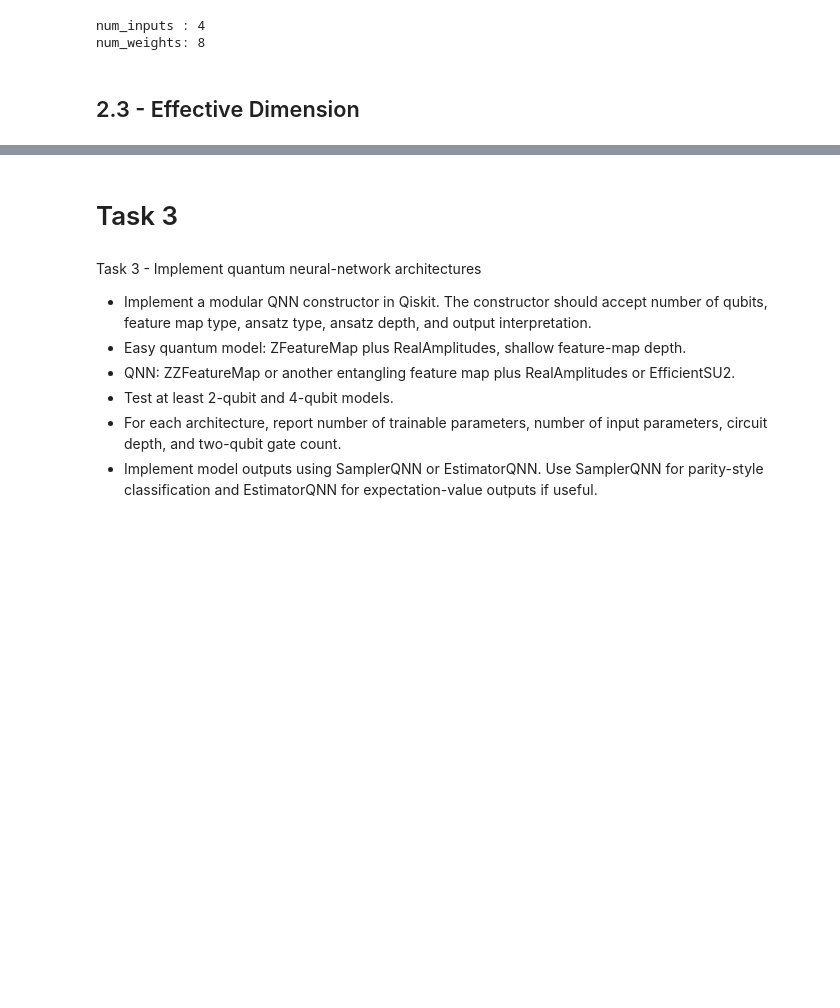
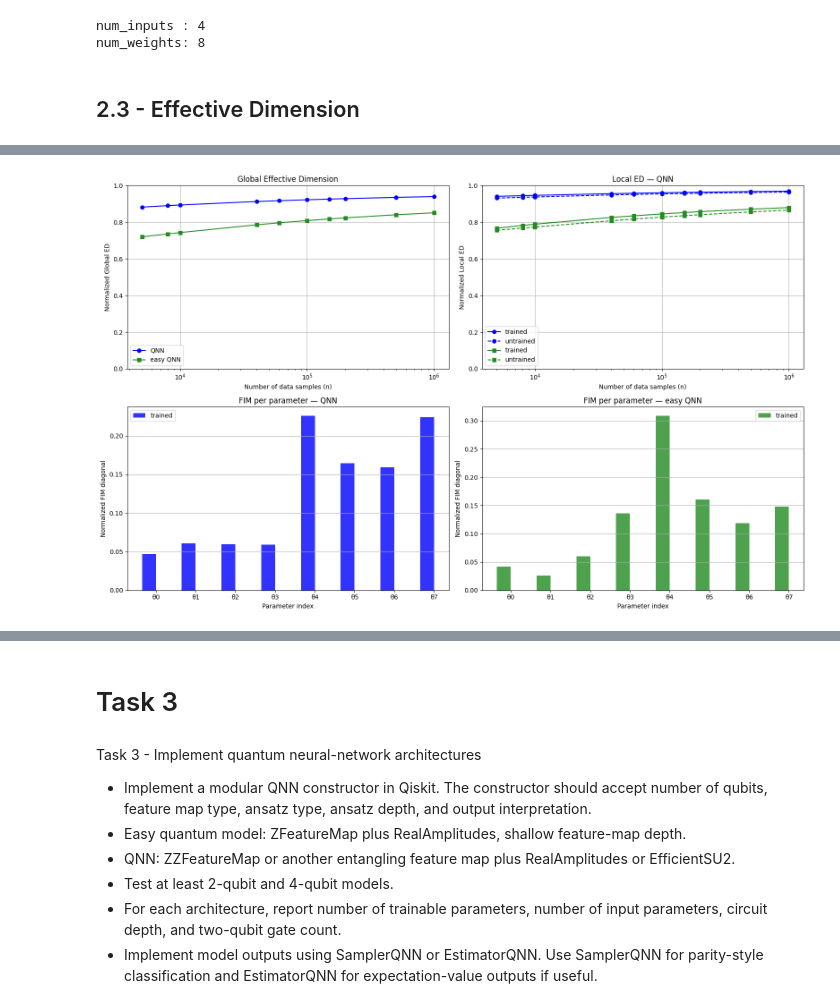
Before and after one commit to FrancescoPeron/LCP_B, a Jupyter notebook: Project/Final_project.ipynb, the cells around one changed output, grey strips where cells are left out. Cells and saved outputs as stored; diff of their text form; code cells hidden in the pictures; blank space fills up the shorter version.

```diff
--- a/Project/Final_project.ipynb
+++ b/Project/Final_project.ipynb
@@ -441,8 +443,7 @@ def parity(x):
 # %% [markdown]
 ## Builders
 # %%
-def make_sampler_qnn(feature_map_fn, ansatz_fn, N):
-    circ    = feature_map_fn(N).compose(ansatz_fn(N))
+def make_sampler_qnn(circ):
     x_p     = sorted([p for p in circ.parameters if p.name.startswith('x')],
                       key=lambda p: p.index)
     theta_p = sorted([p for p in circ.parameters if p.name.startswith('theta')],
@@ -504,10 +505,8 @@ easy_qc.draw("mpl", style="iqp", plot_barriers=False)
 # %% [markdown]
 ## 2.2 - SamplerQNN
 # %%
-
-
-qnn_s      = make_sampler_qnn(FeatureMap,     Ansatz, N)
-qnn_s_easy = make_sampler_qnn(EasyFeatureMap, Ansatz, N)
+qnn_s      = make_sampler_qnn(qc)
+qnn_s_easy = make_sampler_qnn(easy_qc)
 
 d = qnn_s.num_weights   # number of trainable parameters = 2*N
 print(f'num_inputs : {qnn_s.num_inputs}')
@@ -615,8 +636,34 @@ KeyboardInterrupt:
 # %%
+n = [5000, 8000, 10000, 40000, 60000, 100000, 150000, 200000, 500000, 1000000]
+global_eff_qnn = np.load('DATA/global_eff_qnn.pkl', allow_pickle=True)
+global_eff_easy = np.load('DATA/global_eff_easy.pkl', allow_pickle=True)
+local_eff_trained_qnn = np.load('DATA/local_eff_trained_qnn.pkl', allow_pickle=True)
+local_eff_trained_easy = np.load('DATA/local_eff_trained_easy.pkl', allow_pickle=True)
+local_eff_untrained_qnn = np.load('DATA/local_eff_untrained_qnn.pkl', allow_pickle=True)
+local_eff_untrained_easy = np.load('DATA/local_eff_untrained_easy.pkl', allow_pickle=True)
+fim_trained_qnn = np.load('DATA/fim_trained_qnn.pkl', allow_pickle=True)
+fim_trained_easy = np.load('DATA/fim_trained_easy.pkl', allow_pickle=True)
+fim_untrained_qnn = np.load('DATA/fim_untrained_qnn.pkl', allow_pickle=True)
+fim_untrained_easy = np.load('DATA/fim_untrained_easy.pkl', allow_pickle=True)
+# RESULTS
+print(f'RESULTS OF QNN and EASY QNN:')
+print(f'---------------------------------------')
+print(f'Global ED QNN  \t\t(n=5000): {global_eff_qnn[0]:.4f}  normalized: {global_eff_qnn[0]/d:.4f}')
+print(f'Global ED easy \t\t(n=5000): {global_eff_easy[0]:.4f}  normalized: {global_eff_easy[0]/d:.4f}')
+print(f'Local trained ED QNN  \t(n=5000): {local_eff_trained_qnn[0]:.4f}  normalized: {local_eff_trained_qnn[0]/d:.4f}')
+print(f'Local trained ED easy \t(n=5000): {local_eff_trained_easy[0]:.4f}  normalized: {local_eff_trained_easy[0]/d:.4f}')
+print(f'--------------------------------------')
+
+print(f'FIM trace QNN   trained:\t {np.trace(fim_trained_qnn):.4f}')
+print(f'FIM trace QNN untrained:\t {np.trace(fim_untrained_qnn):.4f}')
+print(f'FIM trace easy   trained:\t {np.trace(fim_trained_easy):.4f}')
+print(f'FIM trace easy untrained:\t {np.trace(fim_untrained_easy):.4f}')
+
+
 # ══════════════════════════════════════════════════════════════════════
 # 4. PLOTS
 # ══════════════════════════════════════════════════════════════════════
-fig, axes = plt.subplots(2, 3, figsize=(16, 10))
+fig, axes = plt.subplots(2, 2, figsize=(16, 10))
 
 # ── Row 1: Effective Dimension ────────────────────────────────
 # Global ED
@@ -646,9 +693,39 @@ axes[0,1].grid(True)
 
 # Local ED — easy QNN
 
-axes[0,2].set_axis_off()
 
 # ── Row 2: Fisher Information ─────────────────────────────────
+# Autovalori normalizzati per parametro (diagonale della FIM normalizzata)
+diag_trained_qnn    = np.diag(fim_trained_qnn)    / np.sum(np.diag(fim_trained_qnn))
+diag_untrained_qnn  = np.diag(fim_untrained_qnn)  / np.sum(np.diag(fim_untrained_qnn))
+diag_trained_easy   = np.diag(fim_trained_easy)   / np.sum(np.diag(fim_trained_easy))
+diag_untrained_easy = np.diag(fim_untrained_easy) / np.sum(np.diag(fim_untrained_easy))
+
+x_idx = np.arange(d)
+width = 0.35
+
+# ── QNN ───────────────────────────────────────────────────────
+axes[1,0].bar(x_idx - width/2, diag_trained_qnn,   width, label='trained',   color='blue',  alpha=0.8)
+#axes[1,0].bar(x_idx + width/2, diag_untrained_qnn, width, label='untrained', color='blue',  alpha=0.3)
+axes[1,0].set_xticks(x_idx)
+axes[1,0].set_xticklabels([f'θ{i}' for i in range(d)])
+axes[1,0].set_xlabel('Parameter index')
+axes[1,0].set_ylabel('Normalized FIM diagonal')
+axes[1,0].set_title('FIM per parameter — QNN')
+axes[1,0].legend()
+axes[1,0].grid(True, axis='y')
+
+# ── easy QNN ──────────────────────────────────────────────────
+axes[1,1].bar(x_idx - width/2, diag_trained_easy,   width, label='trained',   color='forestgreen', alpha=0.8)
+#axes[1,1].bar(x_idx + width/2, diag_untrained_easy, width, label='untrained', color='forestgreen', alpha=0.3)
+axes[1,1].set_xticks(x_idx)
+axes[1,1].set_xticklabels([f'θ{i}' for i in range(d)])
+axes[1,1].set_xlabel('Parameter index')
+axes[1,1].set_ylabel('Normalized FIM diagonal')
+axes[1,1].set_title('FIM per parameter — easy QNN')
+axes[1,1].legend()
+axes[1,1].grid(True, axis='y')
+"""
 # FIM heatmap — QNN trained
 im0 = axes[1,0].imshow(fim_trained_qnn, cmap='viridis')
 axes[1,0].set_title('FIM — QNN trained')
@@ -679,6 +756,7 @@ axes[1,2].set_ylabel('Eigenvalue (log scale)')
 axes[1,2].set_title('FIM Eigenvalue Spectrum')
 axes[1,2].legend(fontsize=8)
 axes[1,2].grid(True)
-
+"""
 plt.tight_layout()
 plt.show()
+# %% [output]
@@ -684,0 +774 @@ plt.show()
+[figure, added]
```
Also changed, not shown: parts of 85 cells of this notebook.
